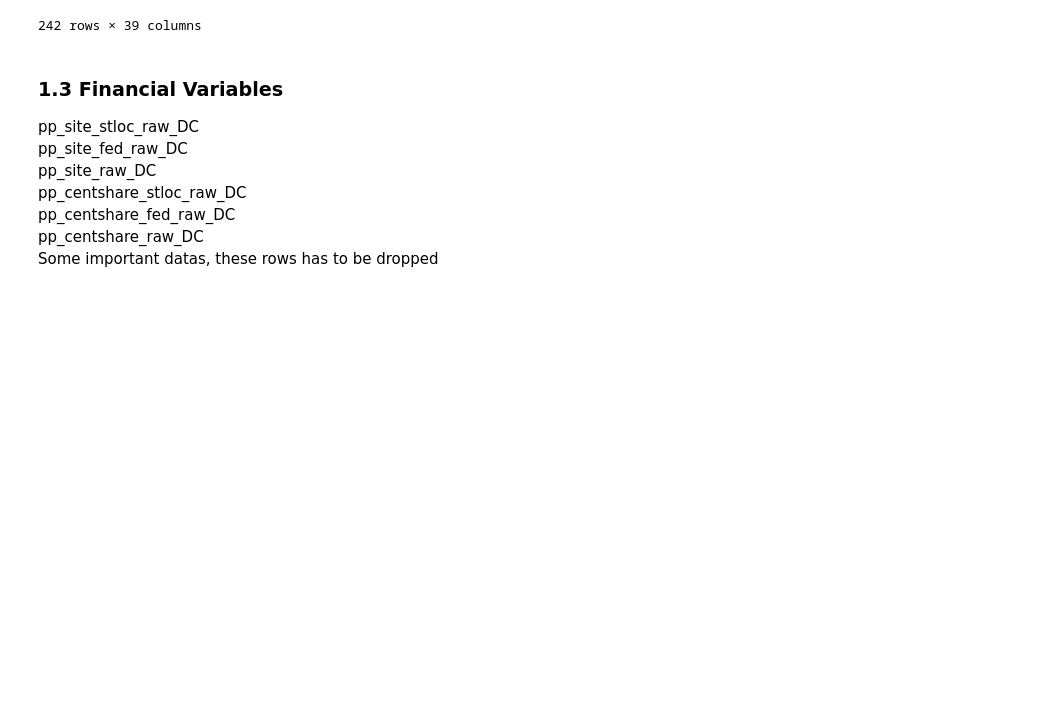
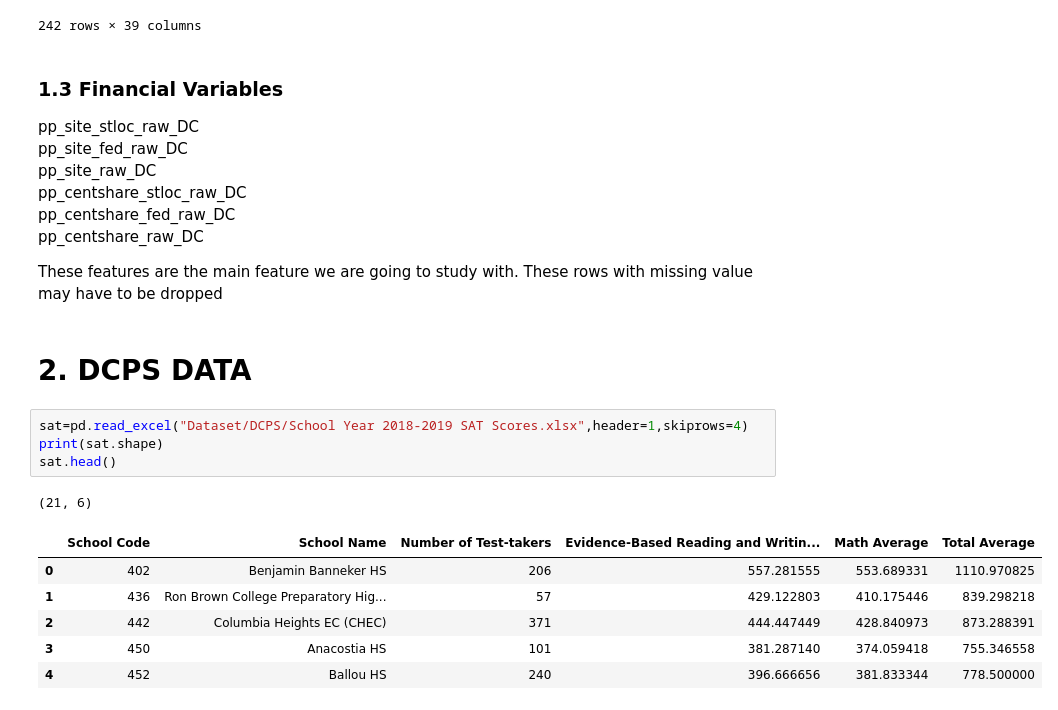
Before and after one commit to shiuanC/DC-Public-Schools-analysis, a Jupyter notebook: code/Preprocessing.ipynb, the cells around one changed output. Saved outputs shown, nothing was run; the diff lists cells and outputs as text; blank space fills up the shorter version.

Commit message:
Add DCPS data for student performance

```diff
--- a/code/Preprocessing.ipynb
+++ b/code/Preprocessing.ipynb
@@ -124,4 +126,19 @@ pp_site_raw_DC
 pp_centshare_stloc_raw_DC
 pp_centshare_fed_raw_DC
 pp_centshare_raw_DC
-Some important datas, these rows has to be dropped
+
+These features are the main feature we are going to study with. These rows with missing value may have to be dropped
+# %% [markdown]
+# 2.  DCPS DATA
+# %%
+sat=pd.read_excel("Dataset/DCPS/School Year 2018-2019 SAT Scores.xlsx",header=1,skiprows=4)
+print(sat.shape)
+sat.head()
+# %% [output]
+(21, 6)
+|  | School Code | School Name | Number of Test-takers | Evidence-Based Reading and Writin... | Math Average | Total Average |
+| 0 | 402 | Benjamin Banneker HS | 206 | 557.281555 | 553.689331 | 1110.970825 |
+| 1 | 436 | Ron Brown College Preparatory Hig... | 57 | 429.122803 | 410.175446 | 839.298218 |
+| 2 | 442 | Columbia Heights EC (CHEC) | 371 | 444.447449 | 428.840973 | 873.288391 |
+| 3 | 450 | Anacostia HS | 101 | 381.287140 | 374.059418 | 755.346558 |
+| 4 | 452 | Ballou HS | 240 | 396.666656 | 381.833344 | 778.500000 |
```
Also changed, not shown: parts of 7 cells of this notebook, 6 other files.
